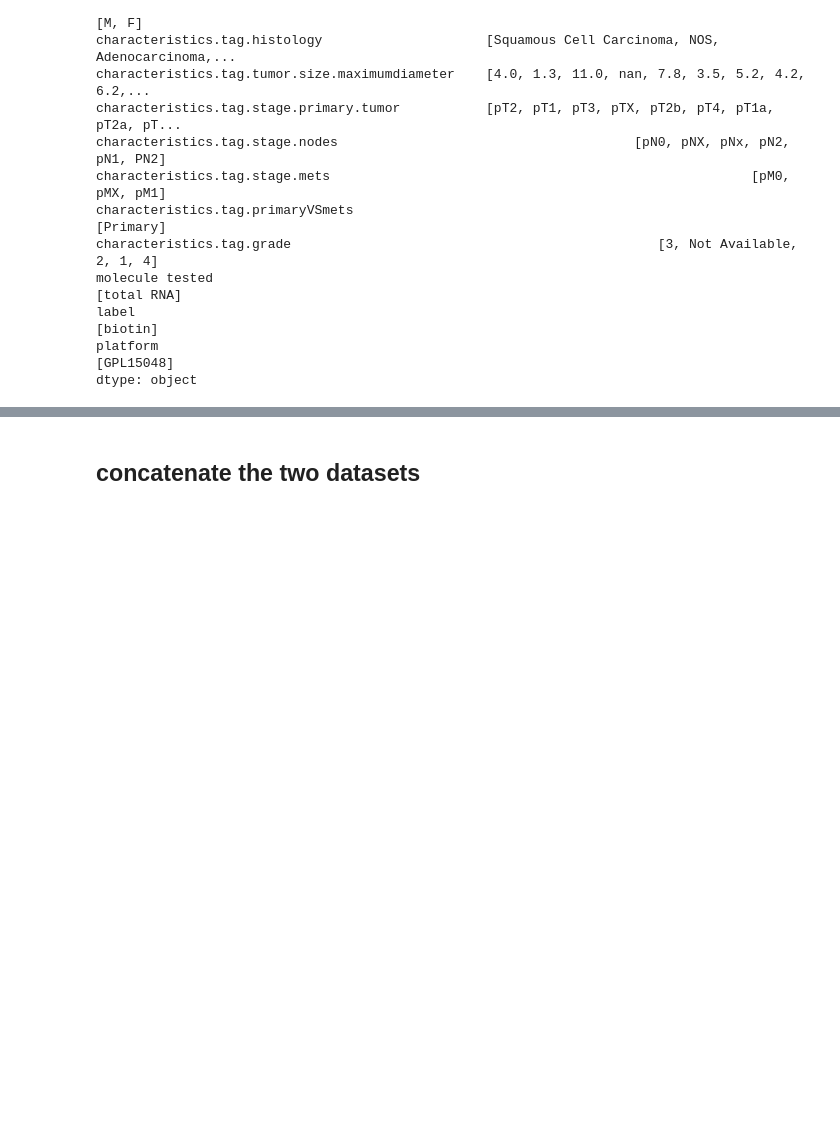
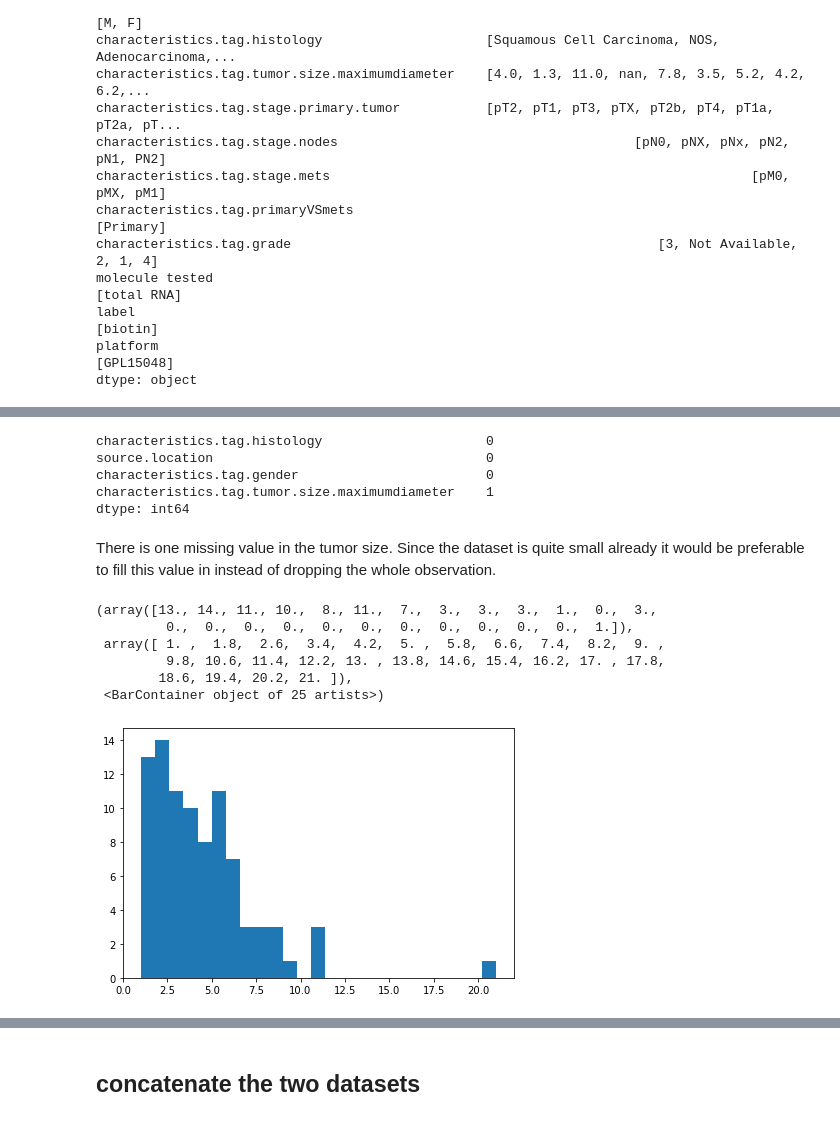
Before and after one commit to ChiaraBecht/Unsupervised_Machine_Learning, a Jupyter notebook: preprocessing/Preprocessing.ipynb, the cells around one changed output, grey strips where cells are left out. Saved outputs shown, nothing was run; the diff lists cells and outputs as text; code cells hidden in the pictures; blank space fills up the shorter version.

```diff
--- a/preprocessing/Preprocessing.ipynb
+++ b/preprocessing/Preprocessing.ipynb
@@ -144,0 +171,21 @@ The sample variable, title and CEL.file variables do not contain relevant inform
+# %%
+clinical_filtered.isnull().sum()
+# %% [output]
+characteristics.tag.histology                     0
+source.location                                   0
+characteristics.tag.gender                        0
+characteristics.tag.tumor.size.maximumdiameter    1
+dtype: int64
+# %% [markdown]
+There is one missing value in the tumor size. Since the dataset is quite small already it would be preferable to fill this value in instead of dropping the whole observation.
+# %%
+fig, axs = plt.subplots(1, sharey=True, tight_layout=True)
+axs.hist(clinical_filtered['characteristics.tag.tumor.size.maximumdiameter'], bins=25)
+# %% [output]
+(array([13., 14., 11., 10.,  8., 11.,  7.,  3.,  3.,  3.,  1.,  0.,  3.,
+         0.,  0.,  0.,  0.,  0.,  0.,  0.,  0.,  0.,  0.,  0.,  1.]),
+ array([ 1. ,  1.8,  2.6,  3.4,  4.2,  5. ,  5.8,  6.6,  7.4,  8.2,  9. ,
+         9.8, 10.6, 11.4, 12.2, 13. , 13.8, 14.6, 15.4, 16.2, 17. , 17.8,
+        18.6, 19.4, 20.2, 21. ]),
+ <BarContainer object of 25 artists>)
+[figure, added]
```
Also changed, not shown: parts of 8 cells of this notebook.
